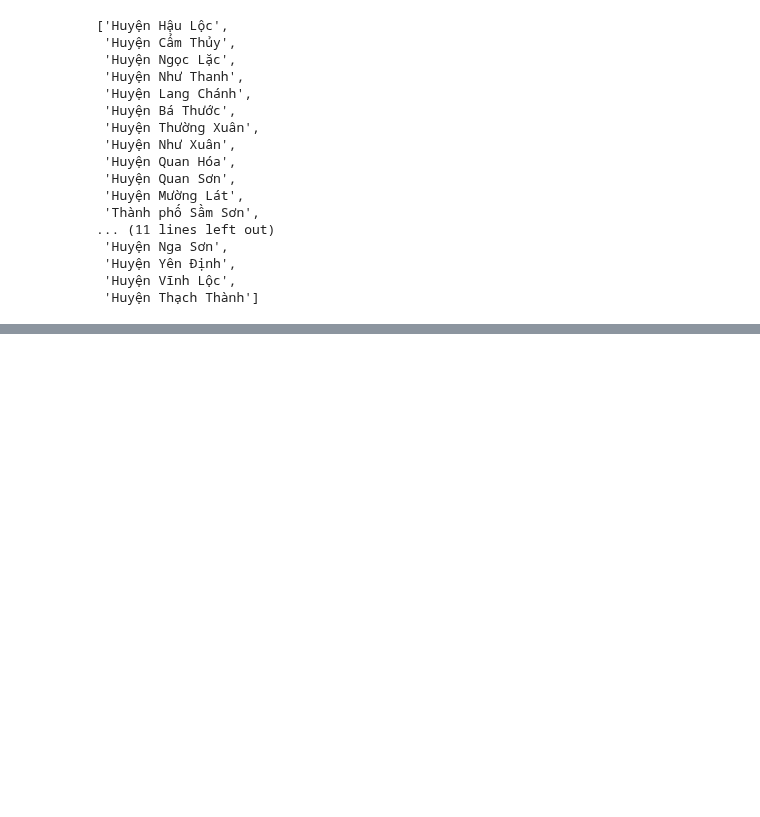
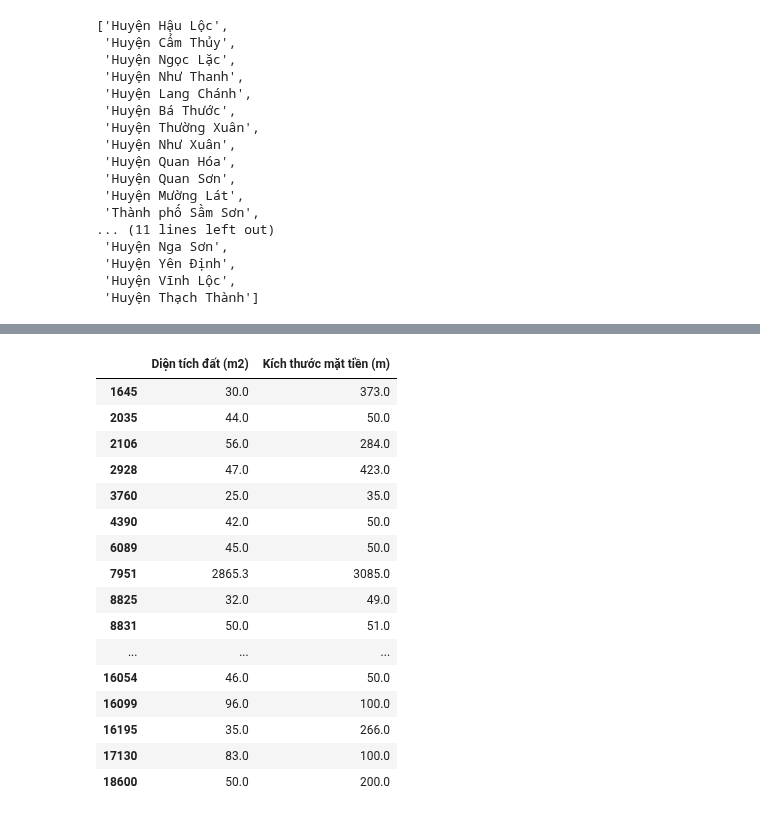
Before and after one commit to PhamMaiLinh-2403/estates-scraping-bds, a Jupyter notebook: check_clean.ipynb, the cells around one changed output, grey strips where cells are left out. Cells and saved outputs as stored; diff of their text form; code cells hidden in the pictures; blank space fills up the shorter version.

```diff
--- a/check_clean.ipynb
+++ b/check_clean.ipynb
@@ -223,3 +207,23 @@ data.loc[mask_length, 'Kích thước chiều dài (m)'] = data.loc[mask_length]
 
 mask_facade = data['Kích thước mặt tiền (m)'].isna()
 data.loc[mask_facade, 'Kích thước mặt tiền (m)']= data.loc[mask_facade].apply(fill_facade, axis = 1)
+# %%
+data[data['Diện tích đất (m2)'] < data['Kích thước mặt tiền (m)']][['Diện tích đất (m2)', 'Kích thước mặt tiền (m)']]
+# %% [output]
+|  | Diện tích đất (m2) | Kích thước mặt tiền (m) |
+| 1645 | 30.0 | 373.0 |
+| 2035 | 44.0 | 50.0 |
+| 2106 | 56.0 | 284.0 |
+| 2928 | 47.0 | 423.0 |
+| 3760 | 25.0 | 35.0 |
+| 4390 | 42.0 | 50.0 |
+| 6089 | 45.0 | 50.0 |
+| 7951 | 2865.3 | 3085.0 |
+| 8825 | 32.0 | 49.0 |
+| 8831 | 50.0 | 51.0 |
+| ... | ... | ... |
+| 16054 | 46.0 | 50.0 |
+| 16099 | 96.0 | 100.0 |
+| 16195 | 35.0 | 266.0 |
+| 17130 | 83.0 | 100.0 |
+| 18600 | 50.0 | 200.0 |
```
Also changed, not shown: parts of 3 cells of this notebook.
